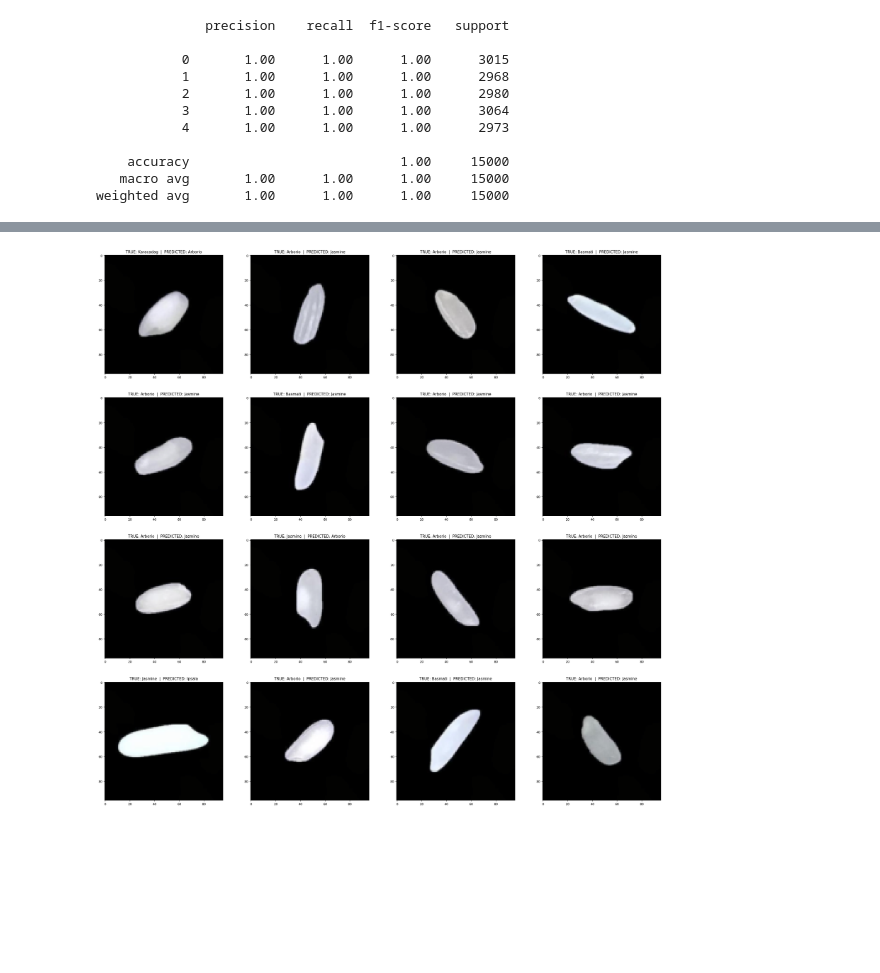
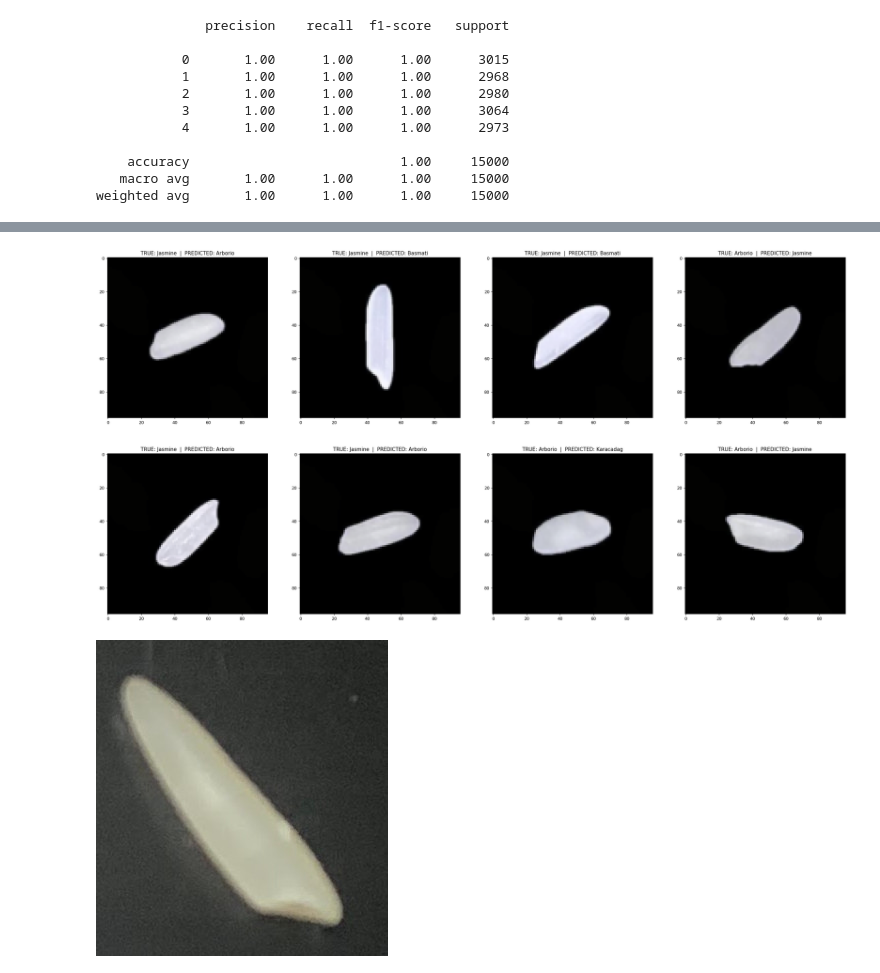
Before and after one commit to kozlovskia/Rice_Classification, a Jupyter notebook: code/prediction_from_images/eval.ipynb, the cells around one changed output, grey strips where cells are left out. Saved outputs shown, nothing was run; the diff lists cells and outputs as text; code cells hidden in the pictures; blank space fills up the shorter version.

```diff
--- a/code/prediction_from_images/eval.ipynb
+++ b/code/prediction_from_images/eval.ipynb
@@ -182,4 +224,10 @@ array([ 962, 2626, 3065, 3287, 3614, 3699, 4257, 4749, 4835, 4850, 4857,
 # %%
-plot_wrong(indices, y_preds, 4, 4)
+plot_wrong(indices, y_preds, 4, 2)
 # %% [output]
-[figure, old version]
+[figure, new version]
+# %%
+basmati1 = Image.open('../../ryz1.jpg')
+basmati2 = Image.open('../../ryz2.jpg')
+basmati1
+# %% [output]
+[figure, added]
```
Also changed, not shown: parts of 31 cells of this notebook, 2 other files.
